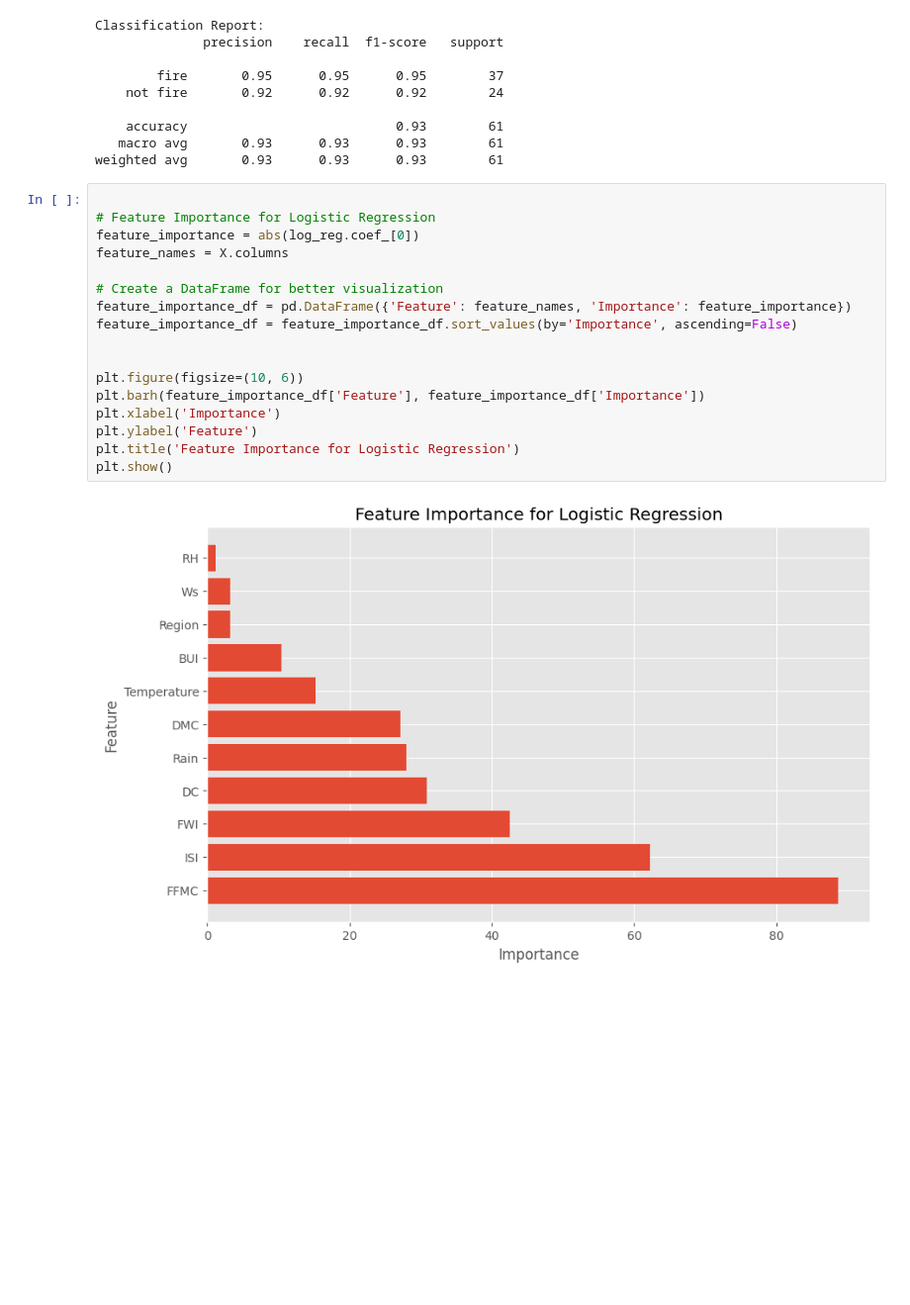
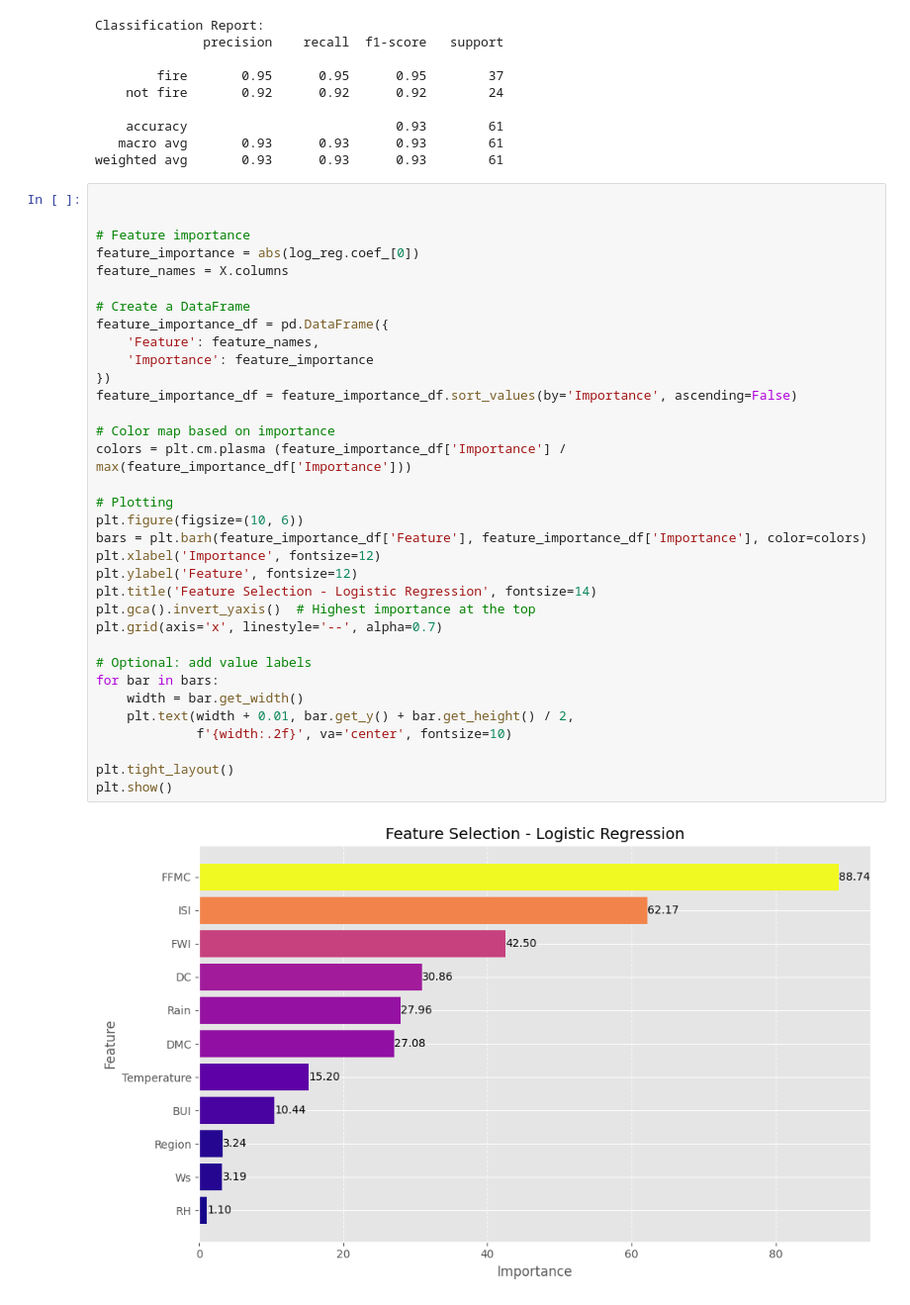
Before and after one commit to OliverWard4/ECGRML, a Jupyter notebook: Final.ipynb, the cells around one changed output. Shown at 99% size. Drawn from its saved outputs; the diff is of its cells as text; blank space fills up the shorter version.

Commit message:
Changed Feature Selection Color

```diff
--- a/Final.ipynb
+++ b/Final.ipynb
@@ -326,20 +326,37 @@ Classification Report:
 weighted avg       0.93      0.93      0.93        61
 # %%
 
-# Feature Importance for Logistic Regression
+
+# Feature importance
 feature_importance = abs(log_reg.coef_[0])
 feature_names = X.columns
 
-# Create a DataFrame for better visualization
-feature_importance_df = pd.DataFrame({'Feature': feature_names, 'Importance': feature_importance})
+# Create a DataFrame
+feature_importance_df = pd.DataFrame({
+    'Feature': feature_names,
+    'Importance': feature_importance
+})
 feature_importance_df = feature_importance_df.sort_values(by='Importance', ascending=False)
 
+# Color map based on importance
+colors = plt.cm.plasma (feature_importance_df['Importance'] / max(feature_importance_df['Importance']))
 
+# Plotting
 plt.figure(figsize=(10, 6))
-plt.barh(feature_importance_df['Feature'], feature_importance_df['Importance'])
-plt.xlabel('Importance')
-plt.ylabel('Feature')
-plt.title('Feature Importance for Logistic Regression')
+bars = plt.barh(feature_importance_df['Feature'], feature_importance_df['Importance'], color=colors)
+plt.xlabel('Importance', fontsize=12)
+plt.ylabel('Feature', fontsize=12)
+plt.title('Feature Selection - Logistic Regression', fontsize=14)
+plt.gca().invert_yaxis()  # Highest importance at the top
+plt.grid(axis='x', linestyle='--', alpha=0.7)
+
+# Optional: add value labels
+for bar in bars:
+    width = bar.get_width()
+    plt.text(width + 0.01, bar.get_y() + bar.get_height() / 2,
+             f'{width:.2f}', va='center', fontsize=10)
+
+plt.tight_layout()
 plt.show()
 # %% [output]
-[figure, old version]
+[figure, new version]
```
